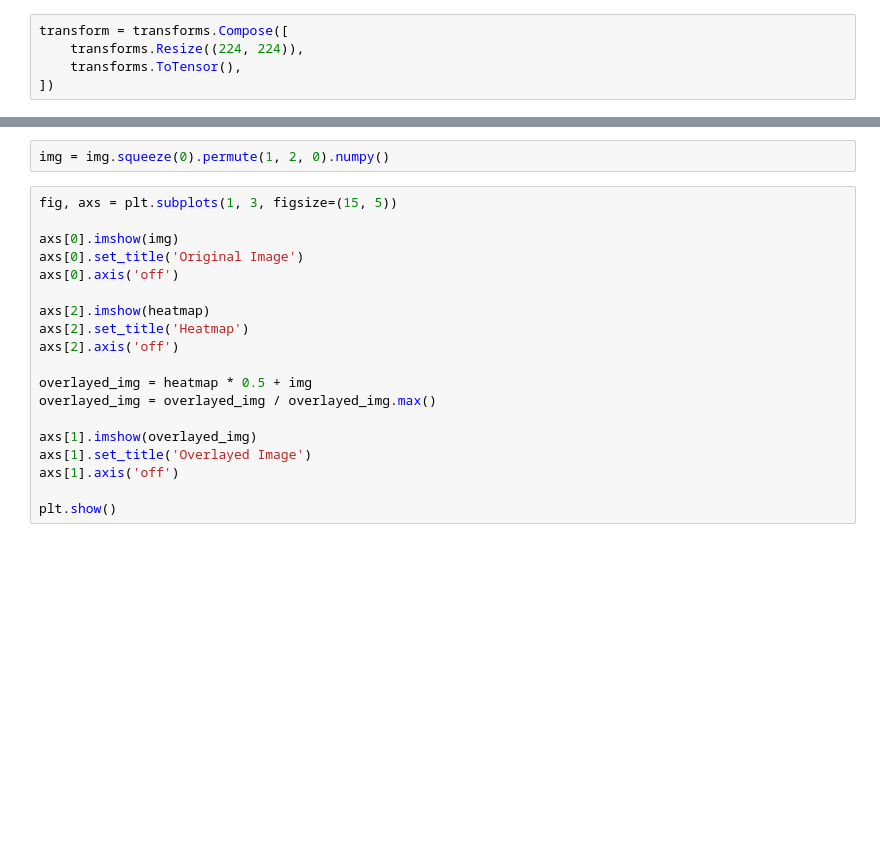
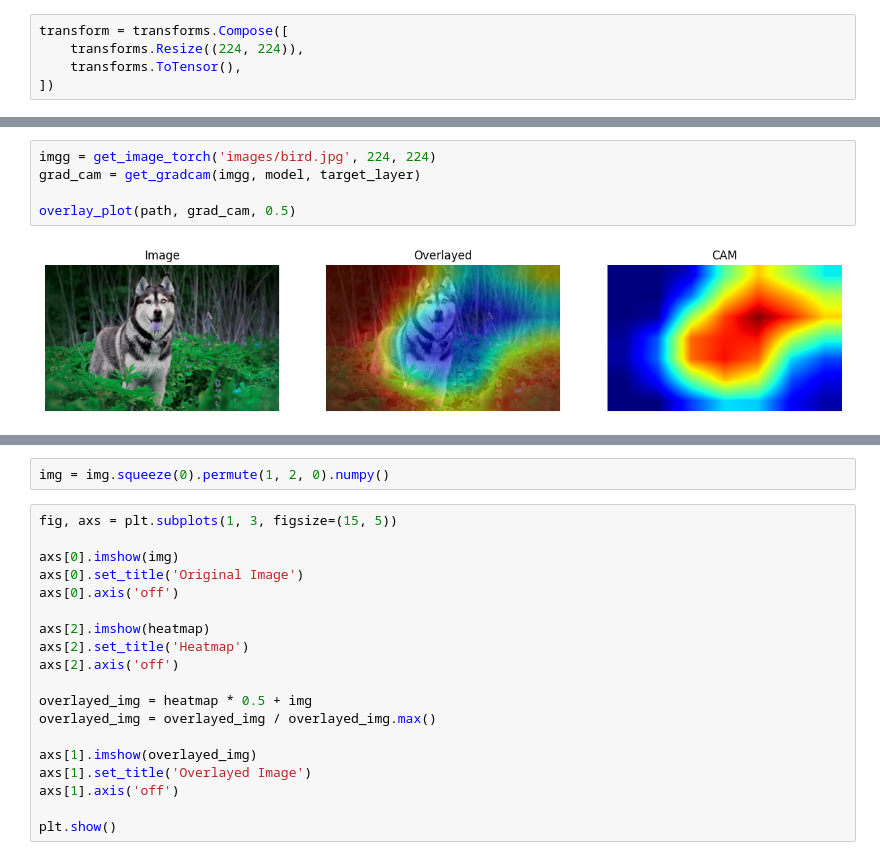
Before and after one commit to jakubpietraszko/grad-cam, a Jupyter notebook: prezentacja2/cam.ipynb, the cells around one changed output, grey strips where cells are left out. Cells and saved outputs as stored; diff of their text form; blank space fills up the shorter version.

```diff
--- a/prezentacja2/cam.ipynb
+++ b/prezentacja2/cam.ipynb
@@ -60,0 +91,7 @@ weights.shape
+# %%
+imgg = get_image_torch('images/bird.jpg', 224, 224)
+grad_cam = get_gradcam(imgg, model, target_layer)
+
+overlay_plot(path, grad_cam, 0.5)
+# %% [output]
+[figure, added]
```
Also changed, not shown: parts of 19 cells of this notebook, 7 other files.
